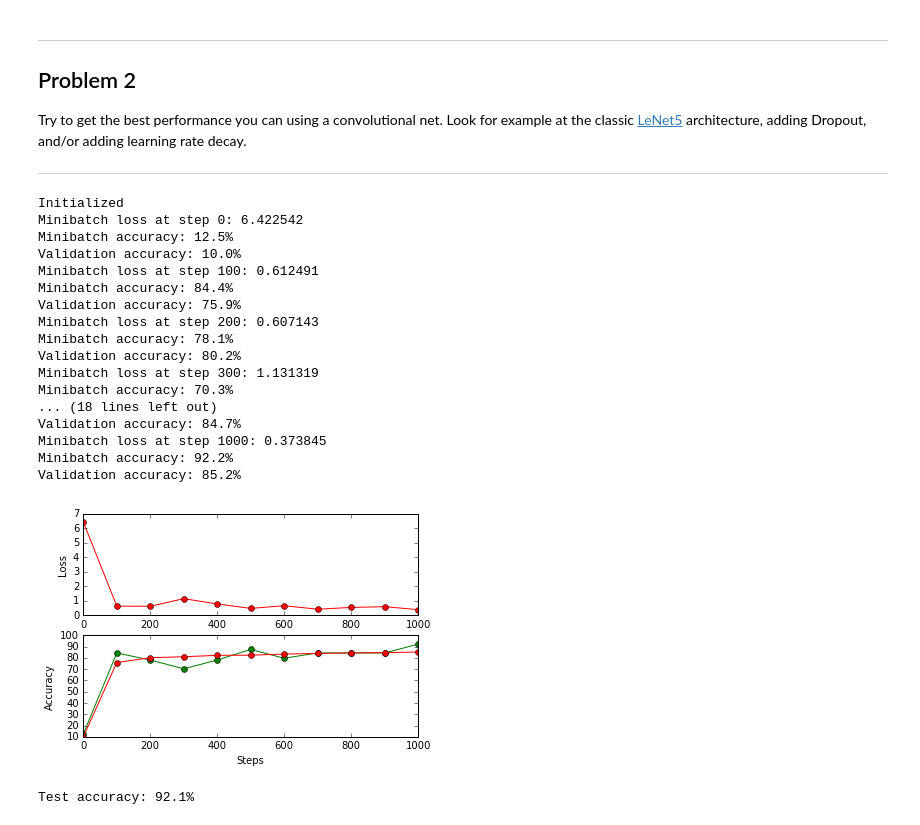
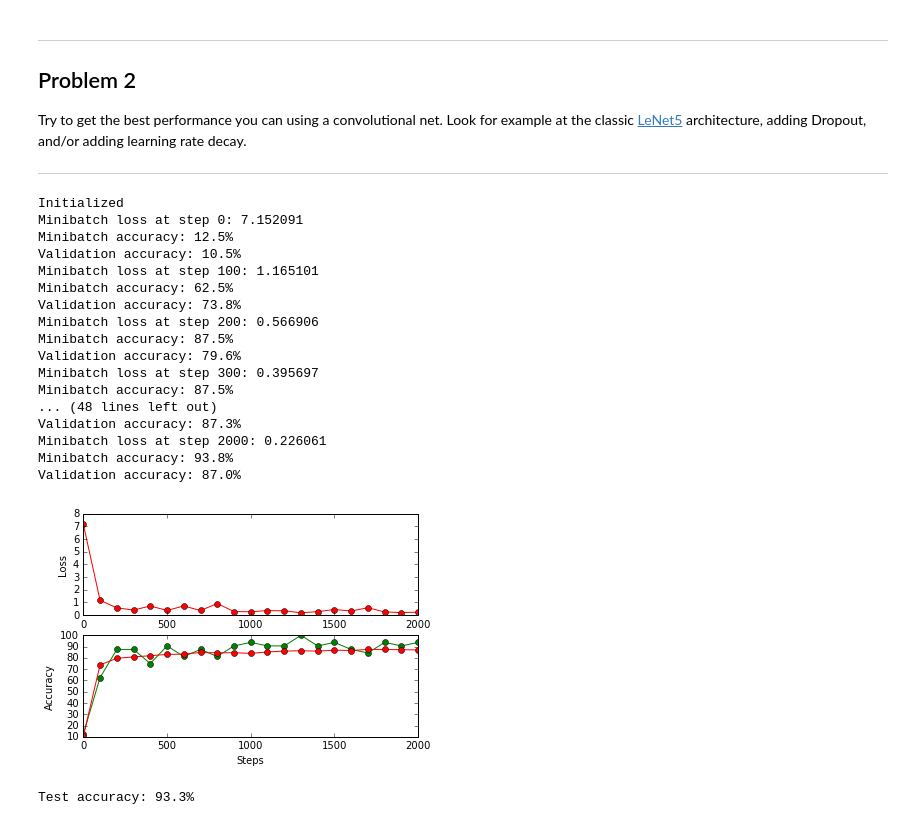
Before and after one commit to saurajit11/udacity_deepLearning, a Jupyter notebook: 4_convolutions.ipynb, the cells around one changed output. Cells and saved outputs as stored; diff of their text form; code cells hidden in the pictures.

Commit message:
Switch to Adam optimizer

```diff
--- a/4_convolutions.ipynb
+++ b/4_convolutions.ipynb
@@ -308,7 +308,7 @@ Try to get the best performance you can using a convolutional net. Look for exam
 
 ---
 # %%
-batch_size = 64
+batch_size = 32
 
 conv1_depth = 16
 conv1_ksize = 5
@@ -374,63 +374,66 @@ with graph3.as_default():
     tf.nn.softmax_cross_entropy_with_logits(logits, tf_train_labels))
 
   # Optimizer.
+  '''
   global_step = tf.Variable(0, trainable=False)
   starter_learning_rate = 0.1
   learning_rate = tf.train.exponential_decay(starter_learning_rate, global_step,
                                            100, 0.9, staircase=True)
   optimizer = tf.train.GradientDescentOptimizer(learning_rate).minimize(loss, global_step=global_step)
+  '''
+  optimizer = tf.train.AdamOptimizer(0.001).minimize(loss)
 
   # Predictions for the training, validation, and test data.
   train_prediction = tf.nn.softmax(logits)
   valid_prediction = tf.nn.softmax(model(tf_valid_dataset))
   test_prediction = tf.nn.softmax(model(tf_test_dataset))
 # %%
-num_steps = 1001
+num_steps = 2001
 steps = []
 train_loss = []
 train_acc = []
 val_acc = []
 
 with tf.Session(graph=graph3) as session:
   tf.initialize_all_variables().run()
   print('Initialized')
   for step in range(num_steps):
     offset = (step * batch_size) % (train_labels.shape[0] - batch_size)
     batch_data = train_dataset[offset:(offset + batch_size), :, :, :]
     batch_labels = train_labels[offset:(offset + batch_size), :]
     feed_dict = {tf_train_dataset : batch_data, tf_train_labels : batch_labels}
     _, l, predictions = session.run(
       [optimizer, loss, train_prediction], feed_dict=feed_dict)
     if (step % 100 == 0):
       print("Minibatch loss at step %d: %f" % (step, l))
       t_acc = accuracy(predictions, batch_labels)
       v_acc = accuracy(valid_prediction.eval(), valid_labels)
       print("Minibatch accuracy: %.1f%%" % t_acc)
       print("Validation accuracy: %.1f%%" % v_acc)
       steps += [step]
       train_loss += [l]
       train_acc += [t_acc]
       val_acc += [v_acc]
 
   displayTrainCurves(steps, train_loss, train_acc, val_acc)
   print('Test accuracy: %.1f%%' % accuracy(test_prediction.eval(), test_labels))
 # %% [output]
 Initialized
-Minibatch loss at step 0: 6.422542
+Minibatch loss at step 0: 7.152091
 Minibatch accuracy: 12.5%
-Validation accuracy: 10.0%
-Minibatch loss at step 100: 0.612491
-Minibatch accuracy: 84.4%
-Validation accuracy: 75.9%
-Minibatch loss at step 200: 0.607143
-Minibatch accuracy: 78.1%
-Validation accuracy: 80.2%
-Minibatch loss at step 300: 1.131319
-Minibatch accuracy: 70.3%
-... (18 lines left out)
-Validation accuracy: 84.7%
-Minibatch loss at step 1000: 0.373845
-Minibatch accuracy: 92.2%
-Validation accuracy: 85.2%
+Validation accuracy: 10.5%
+Minibatch loss at step 100: 1.165101
+Minibatch accuracy: 62.5%
+Validation accuracy: 73.8%
+Minibatch loss at step 200: 0.566906
+Minibatch accuracy: 87.5%
+Validation accuracy: 79.6%
+Minibatch loss at step 300: 0.395697
+Minibatch accuracy: 87.5%
+... (48 lines left out)
+Validation accuracy: 87.3%
+Minibatch loss at step 2000: 0.226061
+Minibatch accuracy: 93.8%
+Validation accuracy: 87.0%
-[figure, old version]
+[figure, new version]
-Test accuracy: 92.1%
+Test accuracy: 93.3%
```
